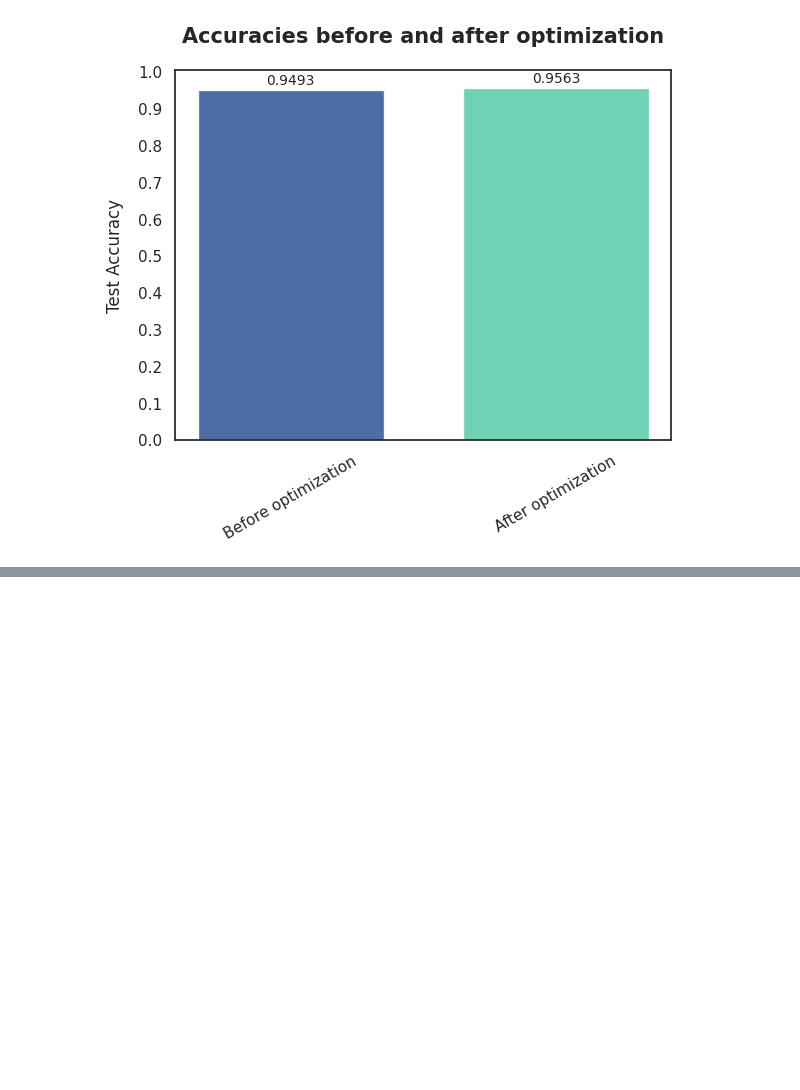
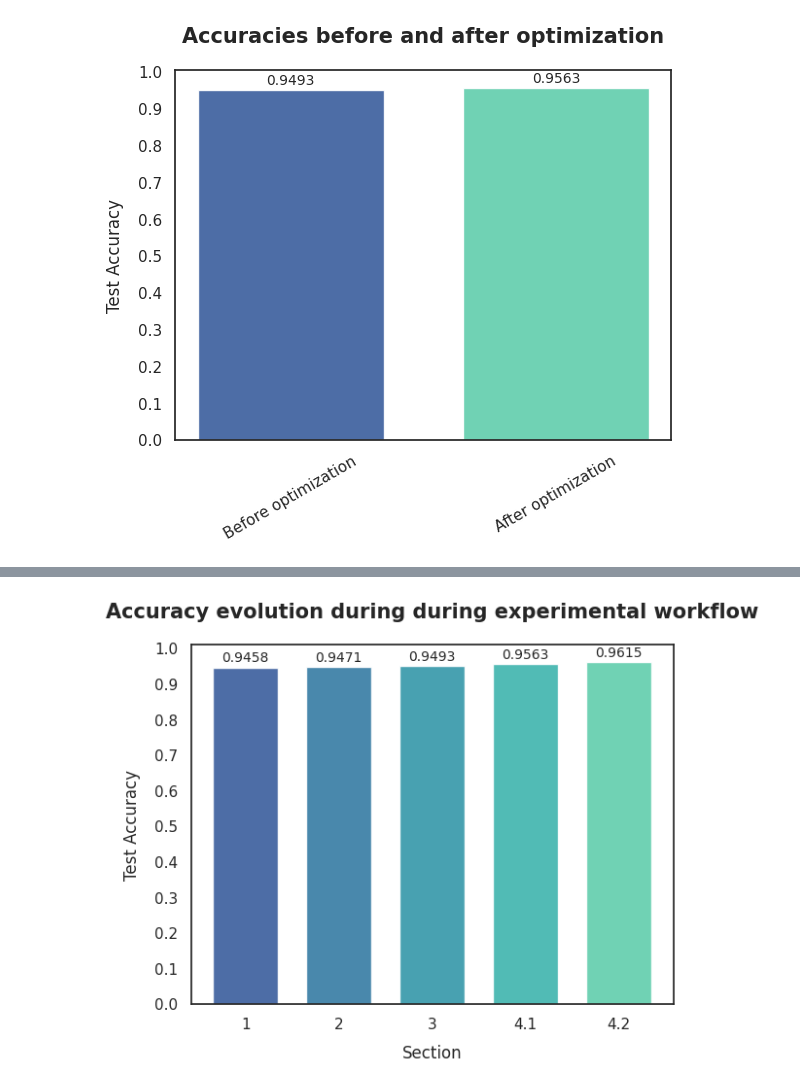
Before and after one commit to MCV-C3/project-team-6, a Jupyter notebook: Week3/report/plot_report.ipynb, the cells around one changed output, grey strips where cells are left out. Saved outputs shown, nothing was run; the diff lists cells and outputs as text; code cells hidden in the pictures; blank space fills up the shorter version.

```diff
--- a/Week3/report/plot_report.ipynb
+++ b/Week3/report/plot_report.ipynb
@@ -238,0 +240,25 @@ plt.show()
+# %%
+sns.set_theme(style="white", palette="viridis")
+names = ["1", "2", "3", "4.1", "4.2"]
+accuracies = [0.9458, 0.9471, 0.9493, 0.9563, 0.9615]
+
+cmap = plt.get_cmap('mako')
+colors = cmap(np.linspace(0.4, 0.8, len(accuracies)))
+
+bars = plt.bar(
+    names,
+    accuracies,
+    color=colors,
+    width=0.7,
+    edgecolor='white',
+    linewidth=1,
+    alpha=0.9
+)
+plt.bar_label(bars, fmt='%.4f', padding=2, fontsize=10)
+plt.ylabel("Test Accuracy", fontsize=12, labelpad=10)
+plt.yticks([0, 0.1, 0.2, 0.3, 0.4, 0.5, 0.6, 0.7, 0.8, 0.9, 1])
+plt.xlabel("Section", fontsize=12, labelpad=10)
+plt.title("Accuracy evolution during during experimental workflow", fontsize=15, pad=20, fontweight='bold')
+plt.show()
+# %% [output]
+[figure, added]
```
Also changed, not shown: parts of 2 cells of this notebook, 2 other files.
